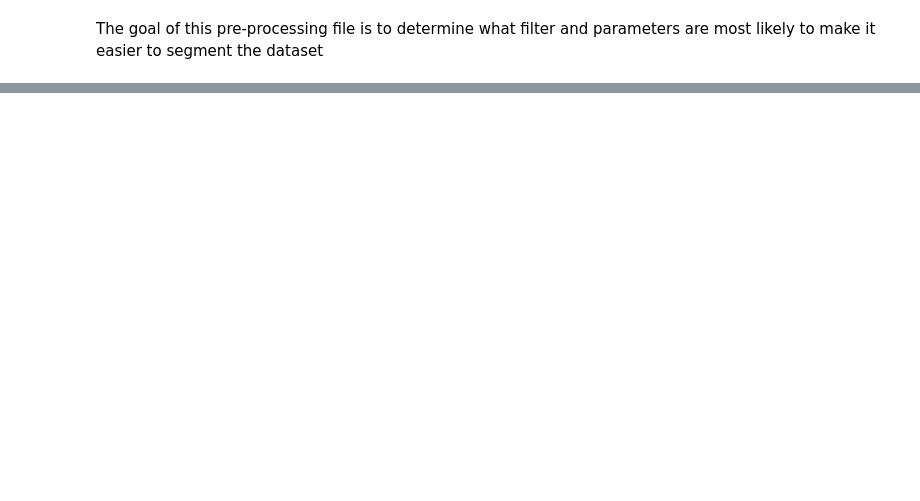
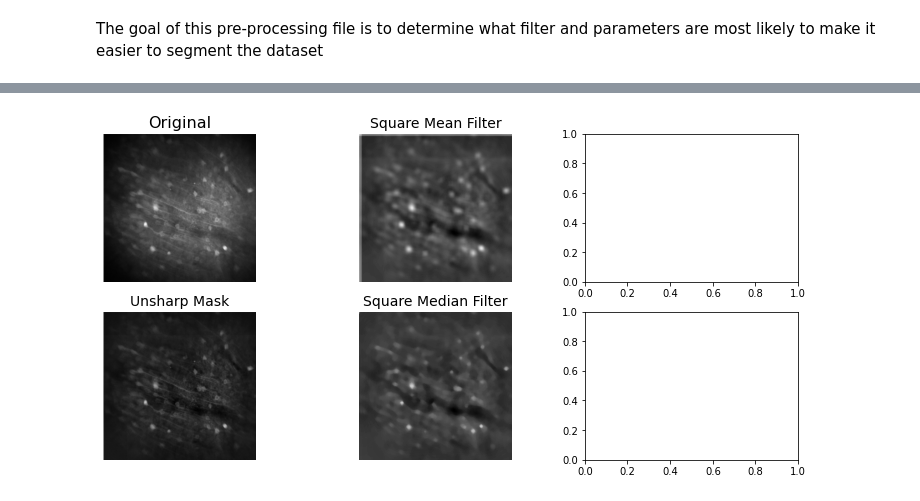
Before and after one commit to mmgrayCHEME599/CHEME599_Brain, a Jupyter notebook: Filter_Testing.ipynb, the cells around one changed output, grey strips where cells are left out. Cells and saved outputs as stored; diff of their text form; code cells hidden in the pictures; blank space fills up the shorter version.

Commit message:
Added median rank, mean rank, and unsharp mask filter options

```diff
--- a/Filter_Testing.ipynb
+++ b/Filter_Testing.ipynb
@@ -30,0 +35,45 @@ PL02.tif
+# %%
+# test spatial filters
+from skimage.morphology import square, disk, star
+from skimage.filters import rank
+from skimage.util import img_as_float, img_as_ubyte
+
+def unsharp_mask(im):  # custom rescaling function
+    im=img_as_ubyte(im)
+    selem2=square(100)
+    background=1.0*rank.mean(im, selem2)
+    im_us=im-background
+
+    imin = np.min(im_us)
+    imax = np.max(im_us)
+    full = imax - imin
+    im_us = np.round(255*(im_us - imin)/full, 0)
+    return(im_us)
+
+im_us=custom_uint(unsharp_mask(im))
+
+selem=square(10) # make a 10x10 square of ones
+im_mean=unsharp_mask(rank.mean(im_us, selem=selem)) # create image filtered with square mean spatial filter
+im_med=unsharp_mask(rank.median(im_us, selem=selem)) # create image filtered with square median spatial filter
+
+
+fig, ax=plt.subplots(figsize=(13,6) , ncols=3, nrows=2)
+
+
+ax[0,0].imshow(im, cmap='gray')
+ax[0,0].set_title('Original',fontsize=16)
+ax[0,0].axis('off')
+
+ax[1,0].imshow(im_us, cmap='gray')
+ax[1,0].set_title('Unsharp Mask', fontsize=14)
+ax[1,0].axis('off');
+
+ax[0,1].imshow(im_mean, cmap='gray')
+ax[0,1].set_title('Square Mean Filter',fontsize=14)
+ax[0,1].axis('off')
+
+ax[1,1].imshow(im_med, cmap='gray')
+ax[1,1].set_title('Square Median Filter', fontsize=14)
+ax[1,1].axis('off');
+# %% [output]
+[figure, added]
```
Also changed, not shown: parts of 4 cells of this notebook.
